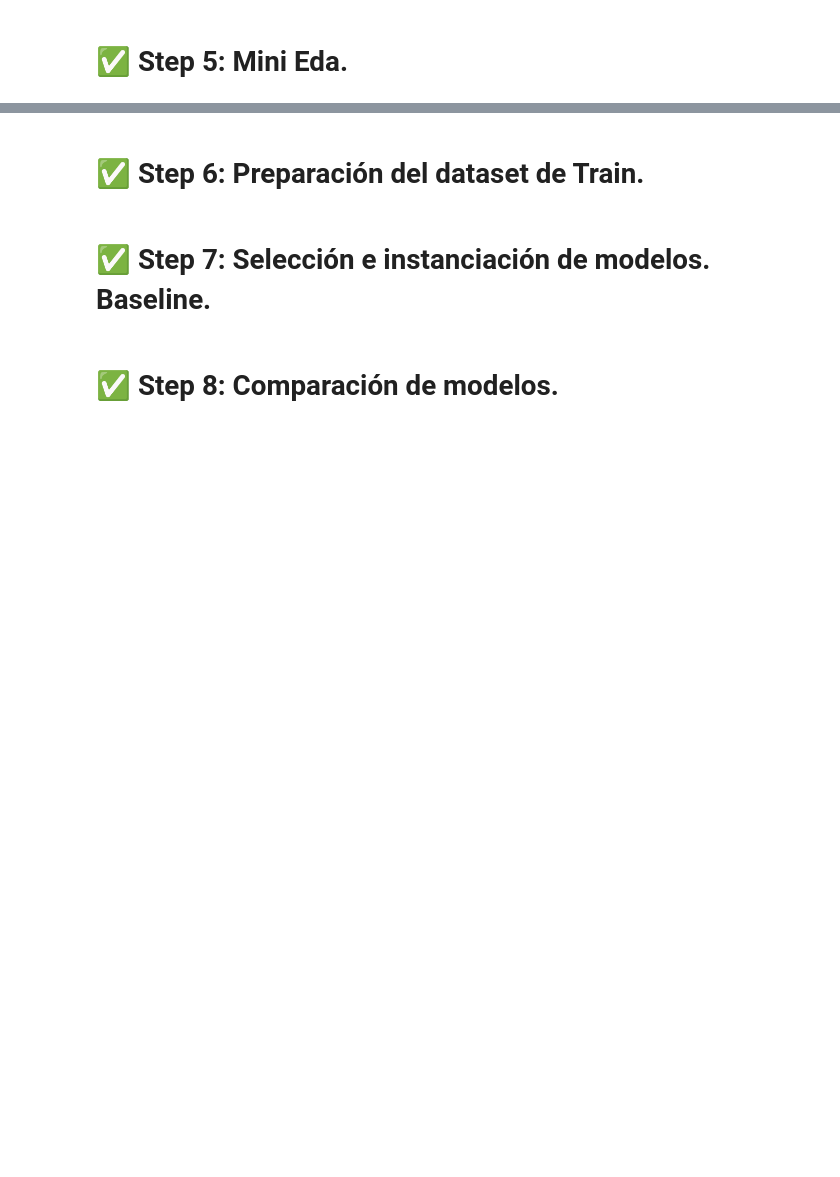
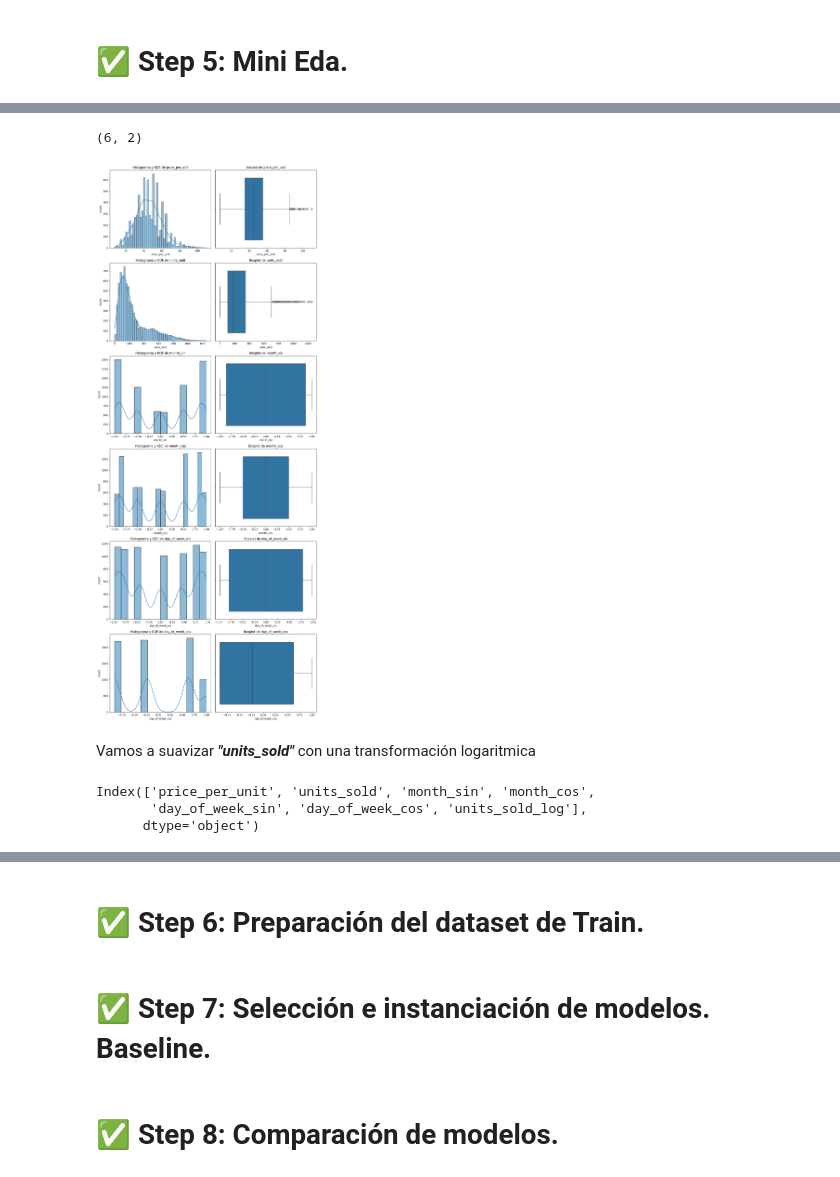
Before and after one commit to antonio-herrera-gb/ML_Adidas-Forecast, a Jupyter notebook: src/results_notebook/final_notebook.ipynb, the cells around one changed output, grey strips where cells are left out. Saved outputs shown, nothing was run; the diff lists cells and outputs as text; code cells hidden in the pictures; blank space fills up the shorter version.

```diff
--- a/src/results_notebook/final_notebook.ipynb
+++ b/src/results_notebook/final_notebook.ipynb
@@ -339,0 +494,18 @@ df.to_csv("../data/adidas_sales_cleaned.csv", index=False)
+# %%
+bt.plot_combined_graphs(X_train, columnas_numericas)
+# %% [output]
+(6, 2)
+[figure, added]
+# %% [markdown]
+Vamos a suavizar ***"units_sold"*** con una transformación logaritmica
+# %%
+X_train["units_sold_log"] = np.log1p(X_train["units_sold"])
+X_test["units_sold_log"] = np.log1p(X_test["units_sold"])
+units_sold_log_viz = X_train["units_sold_log"]
+
+columnas_numericas = X_train.select_dtypes(include=["float64", "int64"]).columns
+print(columnas_numericas)
+# %% [output]
+Index(['price_per_unit', 'units_sold', 'month_sin', 'month_cos',
+       'day_of_week_sin', 'day_of_week_cos', 'units_sold_log'],
+      dtype='object')
```
Also changed, not shown: parts of 50 cells of this notebook, 5 other files.
